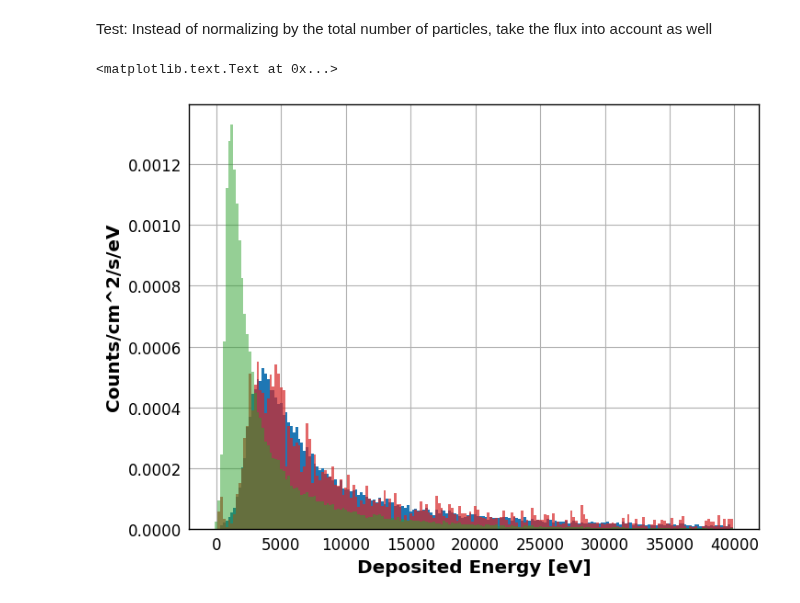
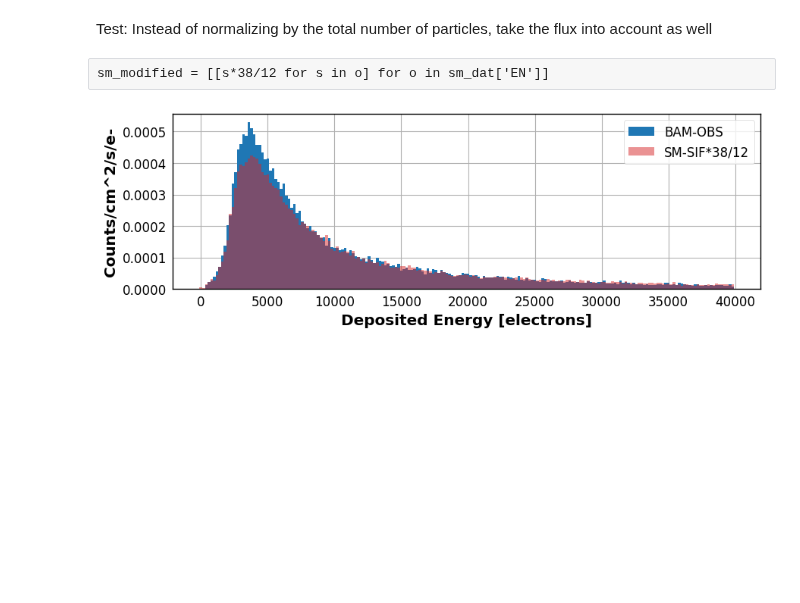
Before and after one commit to asierabreu/cosmics, a Jupyter notebook: results/energy-histograms.ipynb, the cells around one changed output. Cells and saved outputs as stored; diff of their text form; code cells hidden in the pictures; blank space fills up the shorter version.

```diff
--- a/results/energy-histograms.ipynb
+++ b/results/energy-histograms.ipynb
@@ -122,23 +125,32 @@ def energyHist_fluxnormed(obsEn, obsFluxes, bins=None, enrange=None):
     #step=1
 
     return histout[0]/step, histout[1]
+# %% [raw]
+sm_modified = [[s*38/12 for s in o] for o in sm_dat['EN']]
 # %%
 nhistbam_obs = energyHist_fluxnormed(bamobs_dat['EN'],bamobs_dat['FLUX'],200,(0,40000))
 nhistbam_sif = energyHist_fluxnormed(bamsif_dat['EN'],bamsif_dat['FLUX'],200,(0,40000))
-nhist_sm = energyHist_fluxnormed(sm_dat['EN'],sm_dat['FLUX'],200,(0,40000))
+#nhist_sm = energyHist_fluxnormed(sm_dat['EN'],sm_dat['FLUX'],200,(0,40000))
+
+sm_modified = [[s*38/12 for s in o] for o in sm_dat['EN']]
+nhist_sm = energyHist_fluxnormed(sm_modified,sm_dat['FLUX'],200,(0,40000))
 # %%
 hists = [nhistbam_obs, nhistbam_sif, nhist_sm]
-colors = ["tab:blue", "tab:red", "tab:green"]
+colors = ["tab:blue", "tab:green", "tab:red"]
+labels = ['BAM-OBS', 'BAM-SIF', 'SM-SIF*38/12']
 alphas = [1,0.7,0.5]
 
 for ii in range(len(hists)):
+    if ii ==1 :continue
     h = hists[ii]
-    plt.bar(h[1][:-1], h[0], h[1][1]-h[1][0], color=colors[ii], alpha=alphas[ii])
+    plt.bar(h[1][:-1], h[0], h[1][1]-h[1][0], color=colors[ii], alpha=alphas[ii],label=labels[ii])
 
-plt.xlabel("Deposited Energy [eV]")
-plt.ylabel("Counts/cm^2/s/eV")
+plt.xlabel("Deposited Energy [electrons]")
+plt.ylabel("Counts/cm^2/s/e-")
 
+plt.legend(loc='best')
+plt.gcf().set_size_inches(10,3)
 #plt.yscale('log')
+#plt.savefig("../../presentation_imgs/Ehist_renormed.pdf",bbox_inches='tight')
 # %% [output]
-<matplotlib.text.Text at 0x...>
-[figure, old version]
+[figure, new version]
```
Also changed, not shown: parts of 1 cell of this notebook, 28 other files.
